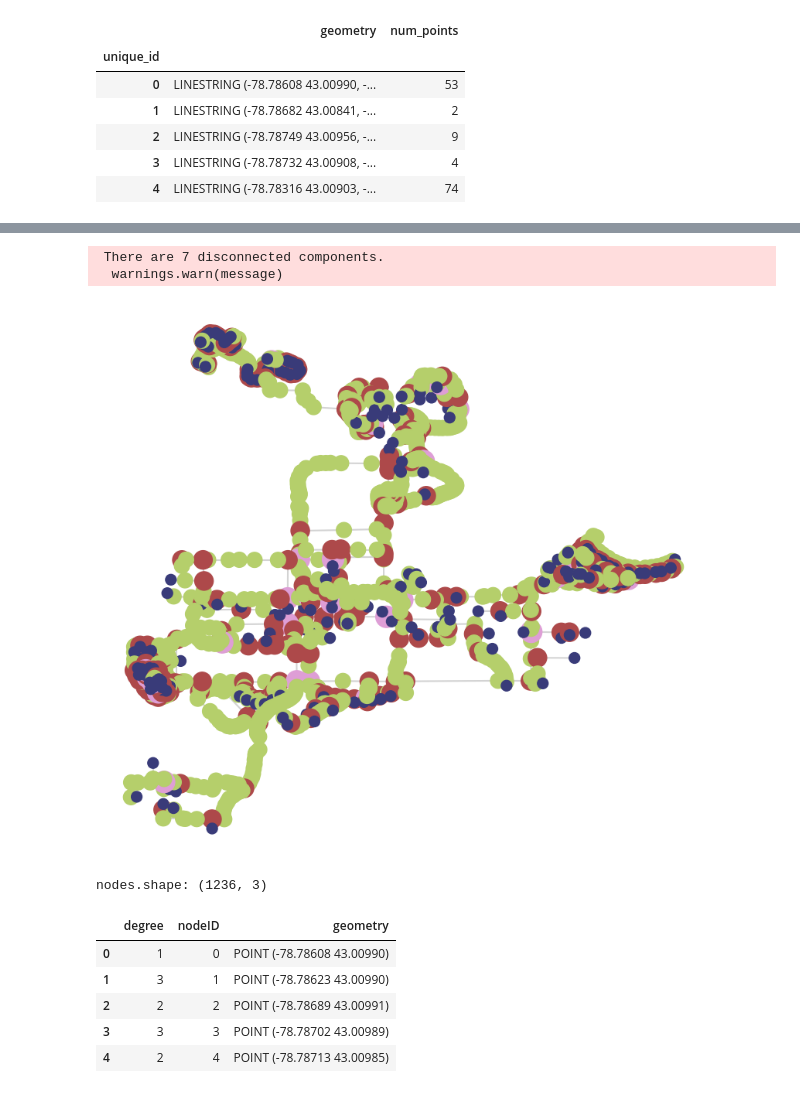
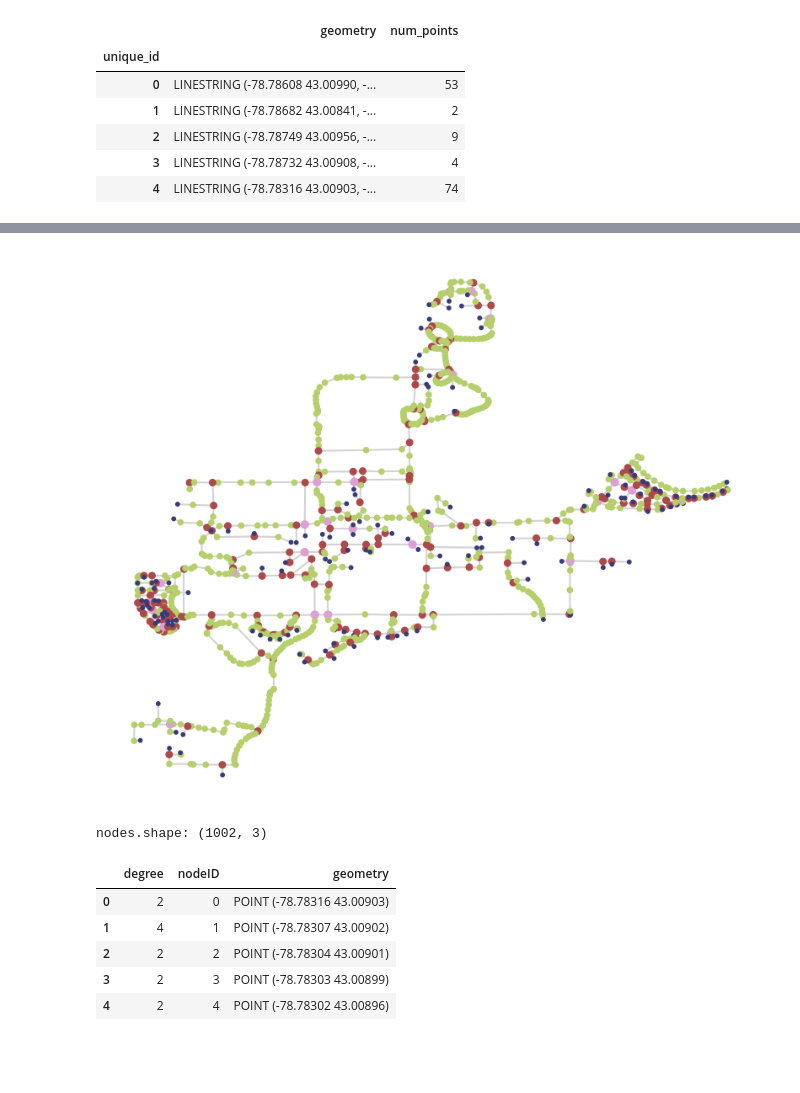
Before and after one commit to wang-boyu/agents-and-networks-in-python, a Jupyter notebook: notebooks/3.0 - Linestrings and Networks.ipynb, the cells around one changed output, grey strips where cells are left out. Drawn from its saved outputs; the diff is of its cells as text; code cells hidden in the pictures; blank space fills up the shorter version.

Commit message:
implement RoadNetwork as topological network and kdtree

```diff
--- a/notebooks/3.0 - Linestrings and Networks.ipynb
+++ b/notebooks/3.0 - Linestrings and Networks.ipynb
@@ -128,5 +114,5 @@ ub_walkway_segmented.shape: (1279, 2)
 # %%
-ub_walkway_graph = momepy.gdf_to_nx(ub_walkway_segmented, approach='primal')
+ub_walkway_network = RoadNetwork(lines=ub_walkway["geometry"])
 
 f, ax = plt.subplots(1, 3, figsize=(18, 6), sharex=True, sharey=True)
 for i, facet in enumerate(ax):
@@ -134,7 +120,7 @@ for i, facet in enumerate(ax):
     facet.axis("off")
 
 ub_walkway.plot(color='#e32e00', ax=ax[0])
-nx.draw(ub_walkway_graph, {n: [n[0], n[1]] for n in list(ub_walkway_graph.nodes)}, ax=ax[1], node_size=15)
+nx.draw(ub_walkway_network.nx_graph, {n: [n[0], n[1]] for n in list(ub_walkway_network.nx_graph.nodes)}, ax=ax[1], node_size=15)
 ub_walkway.plot(color='#e32e00', ax=ax[2], zorder=-1)
-nx.draw(ub_walkway_graph, {n: [n[0], n[1]] for n in list(ub_walkway_graph.nodes)}, ax=ax[2], node_size=15)
+nx.draw(ub_walkway_network.nx_graph, {n: [n[0], n[1]] for n in list(ub_walkway_network.nx_graph.nodes)}, ax=ax[2], node_size=15)
 # %% [output]
@@ -142,32 +139,30 @@ nx.draw(ub_walkway_graph, {n: [n[0], n[1]] for n in list(ub_walkway_graph.nodes)
 # %%
-degree = dict(nx.degree(ub_walkway_graph))
-nx.set_node_attributes(ub_walkway_graph, degree, 'degree')
+degree = dict(nx.degree(ub_walkway_network.nx_graph))
+nx.set_node_attributes(ub_walkway_network.nx_graph, degree, 'degree')
 
-graph = momepy.node_degree(ub_walkway_graph, name='degree')
+graph = momepy.node_degree(ub_walkway_network.nx_graph, name='degree')
 
 nodes, edges, sw = momepy.nx_to_gdf(graph, points=True, lines=True,
                                     spatial_weights=True)
 
 f, ax = plt.subplots(figsize=(10, 10))
-nodes.plot(ax=ax, column='degree', cmap='tab20b', markersize=(nodes['degree'] * 100), zorder=2)
+nodes.plot(ax=ax, column='degree', cmap='tab20b', markersize=(nodes['degree'] * 10), zorder=2)
 edges.plot(ax=ax, color='lightgrey', zorder=1)
 ax.set_axis_off()
 plt.show()
 # %% [output]
- There are 7 disconnected components.
-  warnings.warn(message)
-[figure, old version]
+[figure, new version]
 # %%
 print(f"nodes.shape: {nodes.shape}")
 nodes.head()
 # %% [output]
-nodes.shape: (1236, 3)
+nodes.shape: (1002, 3)
 |  | degree | nodeID | geometry |
-| 0 | 1 | 0 | POINT (-78.78608 43.00990) |
-| 1 | 3 | 1 | POINT (-78.78623 43.00990) |
-| 2 | 2 | 2 | POINT (-78.78689 43.00991) |
-| 3 | 3 | 3 | POINT (-78.78702 43.00989) |
-| 4 | 2 | 4 | POINT (-78.78713 43.00985) |
+| 0 | 2 | 0 | POINT (-78.78316 43.00903) |
+| 1 | 4 | 1 | POINT (-78.78307 43.00902) |
+| 2 | 2 | 2 | POINT (-78.78304 43.00901) |
+| 3 | 2 | 3 | POINT (-78.78303 43.00899) |
+| 4 | 2 | 4 | POINT (-78.78302 43.00896) |
 # %%
 sns.displot(x="degree", data=nodes)
 # %% [output]
```
Also changed, not shown: parts of 7 cells of this notebook, 8 other files.
